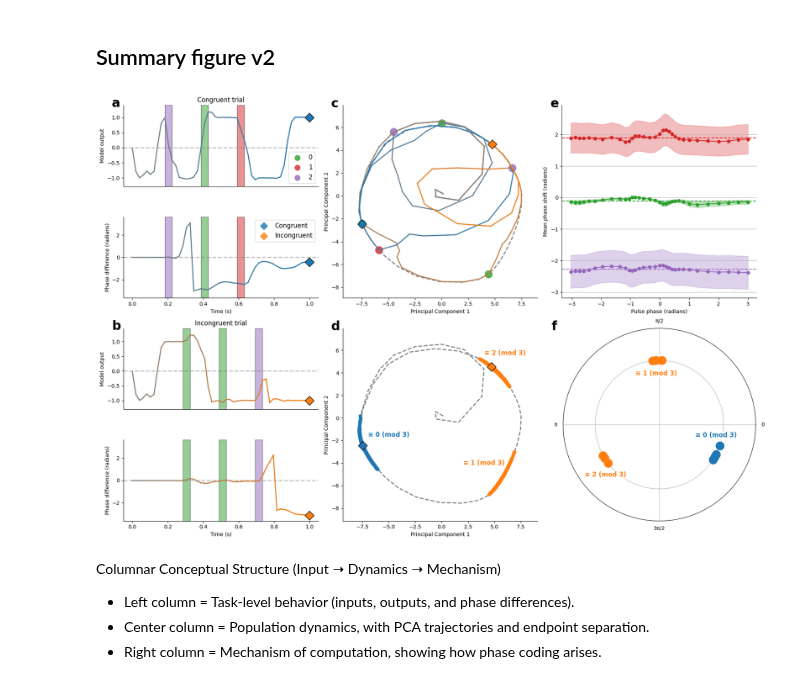
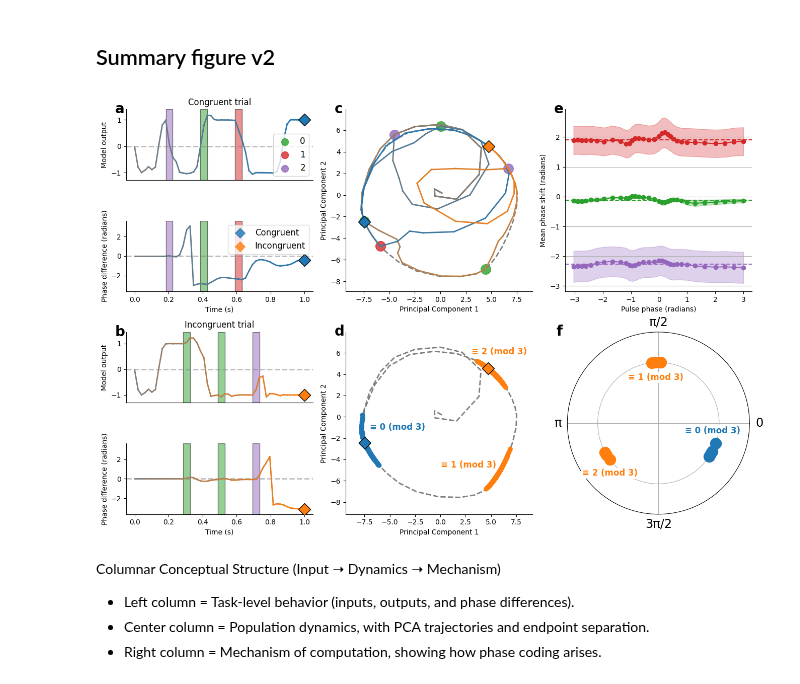
Before and after one commit to keith-murray/emergence-phase-codes, a Jupyter notebook: notebooks/phase_code_summary_figure.ipynb, the cells around one changed output. Cells and saved outputs as stored; diff of their text form; code cells hidden in the pictures.

```diff
--- a/notebooks/phase_code_summary_figure.ipynb
+++ b/notebooks/phase_code_summary_figure.ipynb
@@ -551,7 +551,7 @@ plt.show()
 ## Summary figure v2
 # %%
 # Create the Figure
-fig_anim = plt.figure(figsize=(18, 12))
+fig_anim = plt.figure(figsize=(13.5, 9))
 gs = GridSpec(4, 3)
 
 # Panel 1
@@ -648,9 +648,9 @@ ax_8.spines['right'].set_visible(False)
 animator_8.figure()
 
 label_data = [
-    (4, -4, r"≡ 1 (mod 3)", 'tab:orange'),
-    (6, 5.75, r"≡ 2 (mod 3)", 'tab:orange'),
-    (-5, -1.5, r"≡ 0 (mod 3)", 'tab:blue'),
+    (2.8, -4.5, r"≡ 1 (mod 3)", 'tab:orange'),
+    (5.8, 6.1, r"≡ 2 (mod 3)", 'tab:orange'),
+    (-4.25, -1, r"≡ 0 (mod 3)", 'tab:blue'),
 ]
 
 for x_pos, y_pos, label, color in label_data:
@@ -705,9 +705,9 @@ ax_6.grid(axis='y')
 # Panel 7
 # Custom cluster labels (anchor theta, radius)
 label_data = [
-    (theta[0]+.1, 0.8, r"≡ 1 (mod 3)", 'tab:orange'),
-    (theta[4]+.2, 1.15, r"≡ 2 (mod 3)", 'tab:orange'),
-    (theta[-1]+.15, 0.9, r"≡ 0 (mod 3)", 'tab:blue'),
+    (theta[0]+.1, 0.75, r"≡ 1 (mod 3)", 'tab:orange'),
+    (theta[4]+.25, 1.15, r"≡ 2 (mod 3)", 'tab:orange'),
+    (theta[-1]+.2, 0.9, r"≡ 0 (mod 3)", 'tab:blue'),
 ]
 
 ax_7 = fig_anim.add_subplot(gs[2:, 2,], projection='polar')
@@ -728,36 +728,36 @@ for angle, radius, label, color in label_data:
         bbox=dict(facecolor='white', edgecolor='none', pad=1),
     )
 
 ax_7.set_rmax(1.5)
 ax_7.set_rticks([1,])
 ax_7.set_yticklabels([])
-ax_7.set_thetagrids([0, 90, 180, 270], ['0', 'π/2', 'π', '3π/2'])
+ax_7.set_thetagrids([0, 90, 180, 270], ['0', 'π/2', 'π', '3π/2'], fontsize='xx-large')
 
 # Subplot labels with manual coordinates (in axes-relative coordinates)
 label_specs = [
     (ax_1, 'a', (-0.06, 1.1)),
     (ax_2, 'b', (-0.06, 1.1)),
     (ax_3, 'c', (-0.06, 1.04)),
     (ax_8, 'd', (-0.06, 1.04)),
     (ax_6, 'e', (-0.06, 1.04)),
     (ax_7, 'f', (-0.06, 1.04)),
 ]
 
 for ax, label, (x, y) in label_specs:
     ax.text(
         x, y, label,
         transform=ax.transAxes,
-        fontsize=24,
+        fontsize=20,
         fontweight='bold',
         ha='left',
         va='top',
     )
 
 plt.tight_layout()
 plt.savefig('../results/phase_code_summary_figure.pdf')
 plt.show()
 # %% [output]
-[figure, old version]
+[figure, new version]
 # %% [markdown]
 Columnar Conceptual Structure (Input ➝ Dynamics ➝ Mechanism)
 - Left column = Task-level behavior (inputs, outputs, and phase differences).
```
Also changed, not shown: 4 other files.
